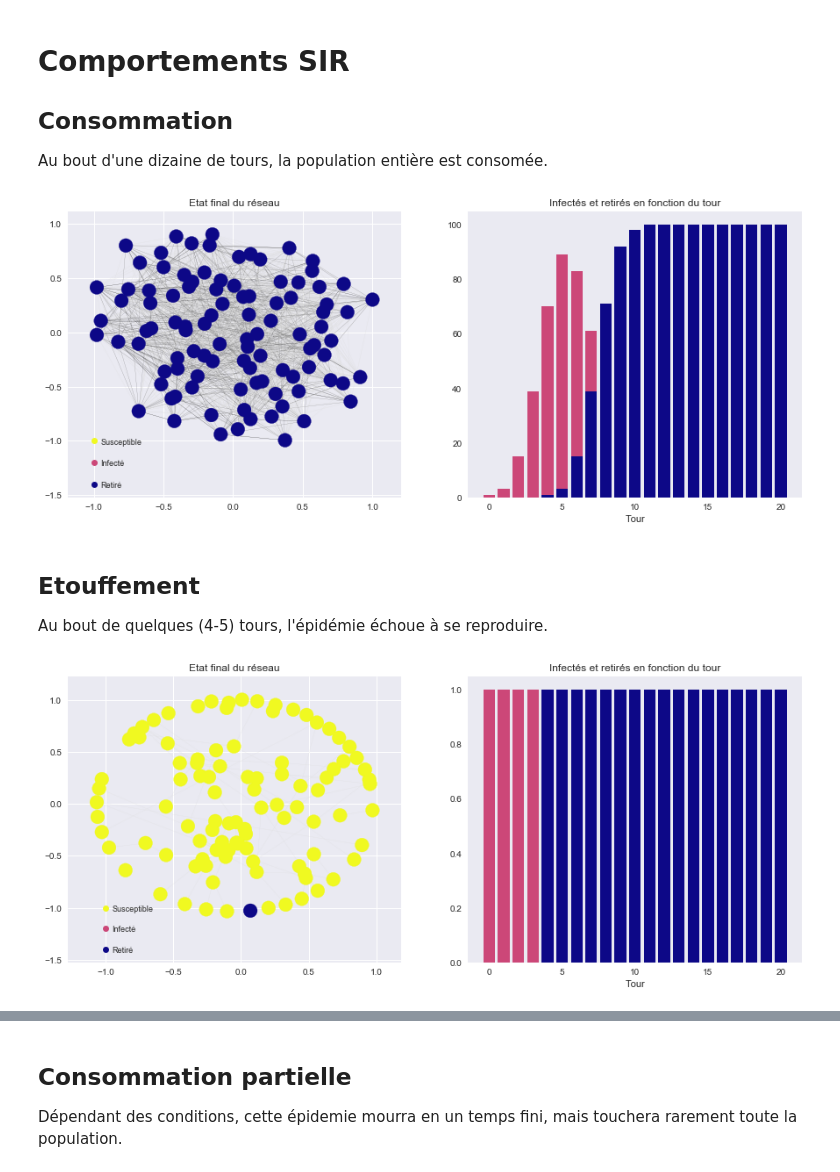
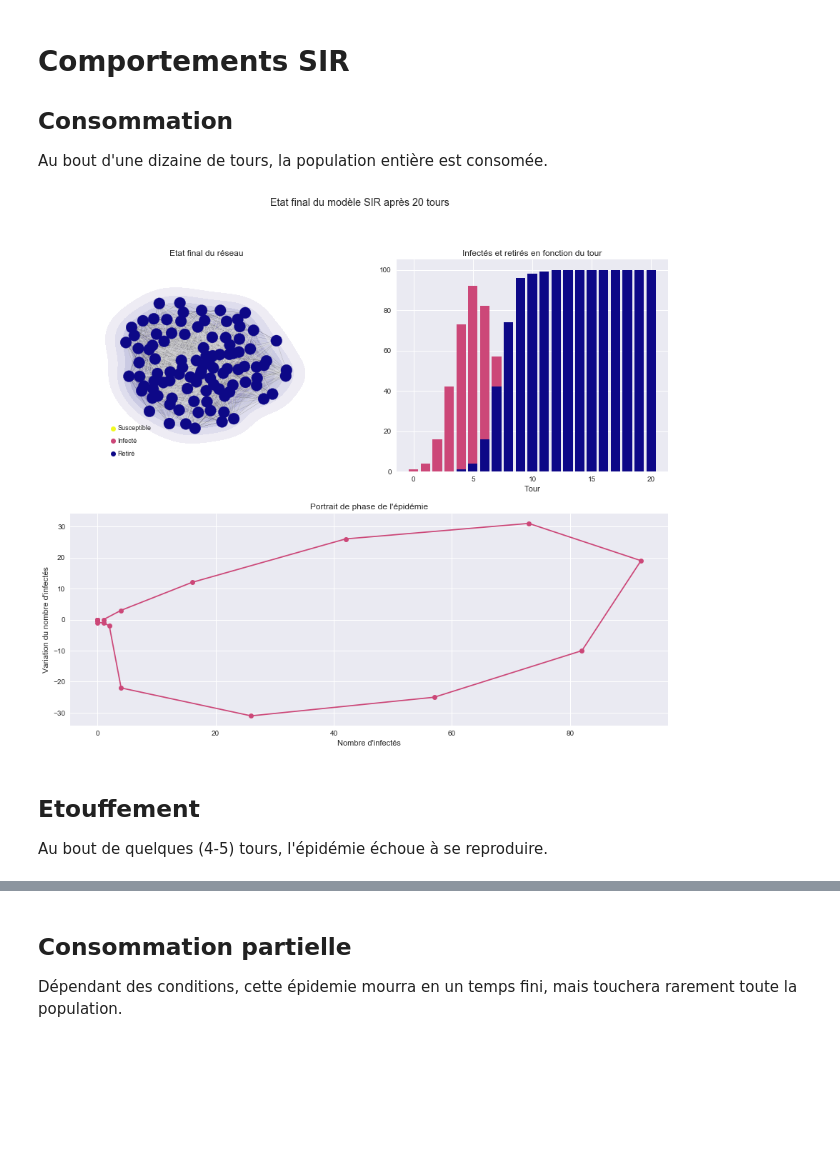
Before and after one commit to farid-fari/epidemics, a Jupyter notebook: epidemics/Exemples.ipynb, the cells around one changed output, grey strips where cells are left out. Drawn from its saved outputs; the diff is of its cells as text; code cells hidden in the pictures; blank space fills up the shorter version.

```diff
--- a/epidemics/Exemples.ipynb
+++ b/epidemics/Exemples.ipynb
@@ -12,13 +10,9 @@ import networkx as nx
 ## Consommation
 Au bout d'une dizaine de tours, la population entière est consomée.
 # %%
-sir.plot(100, 3, 0.1, 20)
+sirs.plot(n=100, d=[3, 21], p=0.1, turns=20)
 # %% [output]
-[figure, old version]
+[figure, new version]
 # %% [markdown]
 ## Etouffement
 Au bout de quelques (4-5) tours, l'épidémie échoue à se reproduire.
-# %%
-sir.plot(100, 3, 0.01, 20, density=0.01)
-# %% [output]
-[figure, removed]
```
Also changed, not shown: parts of 10 cells of this notebook.
